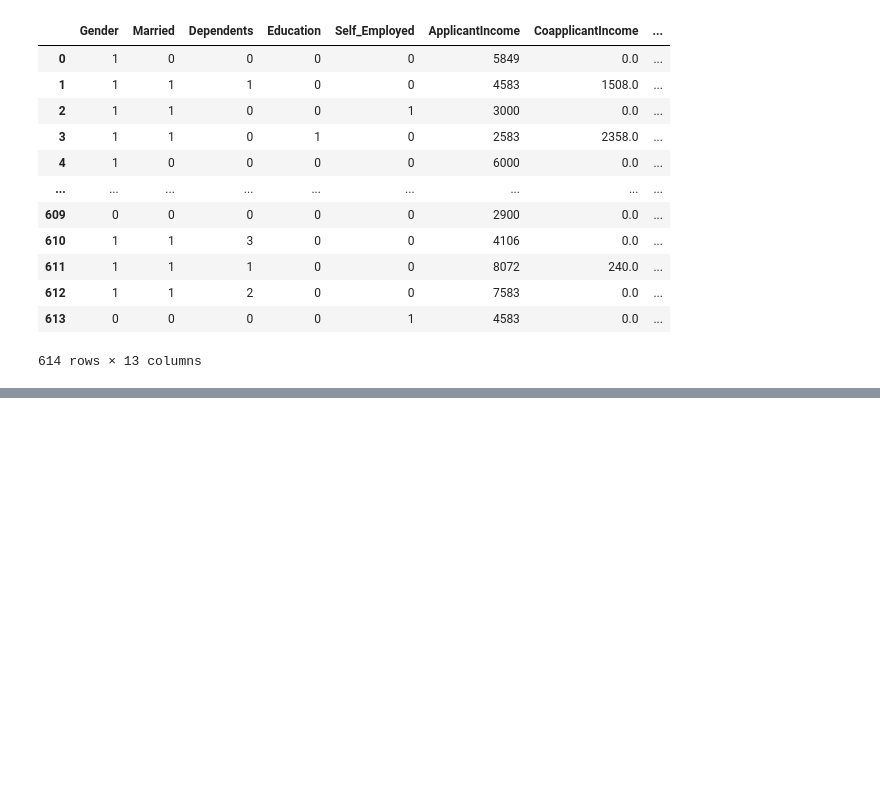
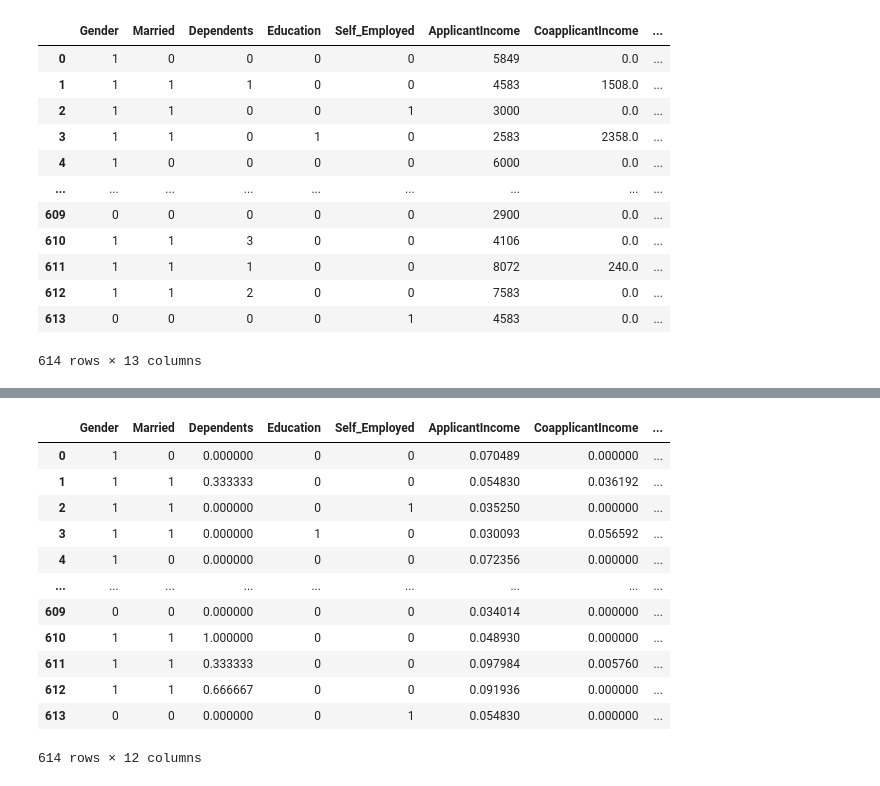
Before and after one commit to tasin698/Loan-eligibility-Prediction, a Jupyter notebook: loan eligibility/KNN Classifier.ipynb, the cells around one changed output, grey strips where cells are left out. Saved outputs shown, nothing was run; the diff lists cells and outputs as text; code cells hidden in the pictures; blank space fills up the shorter version.

```diff
--- a/loan eligibility/KNN Classifier.ipynb
+++ b/loan eligibility/KNN Classifier.ipynb
@@ -347,0 +357,16 @@ df1
+# %%
+X_train
+# %% [output]
+|  | Gender | Married | Dependents | Education | Self_Employed | ApplicantIncome | CoapplicantIncome | ... |
+| 0 | 1 | 0 | 0.000000 | 0 | 0 | 0.070489 | 0.000000 | ... |
+| 1 | 1 | 1 | 0.333333 | 0 | 0 | 0.054830 | 0.036192 | ... |
+| 2 | 1 | 1 | 0.000000 | 0 | 1 | 0.035250 | 0.000000 | ... |
+| 3 | 1 | 1 | 0.000000 | 1 | 0 | 0.030093 | 0.056592 | ... |
+| 4 | 1 | 0 | 0.000000 | 0 | 0 | 0.072356 | 0.000000 | ... |
+| ... | ... | ... | ... | ... | ... | ... | ... | ... |
+| 609 | 0 | 0 | 0.000000 | 0 | 0 | 0.034014 | 0.000000 | ... |
+| 610 | 1 | 1 | 1.000000 | 0 | 0 | 0.048930 | 0.000000 | ... |
+| 611 | 1 | 1 | 0.333333 | 0 | 0 | 0.097984 | 0.005760 | ... |
+| 612 | 1 | 1 | 0.666667 | 0 | 0 | 0.091936 | 0.000000 | ... |
+| 613 | 0 | 0 | 0.000000 | 0 | 1 | 0.054830 | 0.000000 | ... |
+614 rows × 12 columns
```
Also changed, not shown: parts of 20 cells of this notebook.
